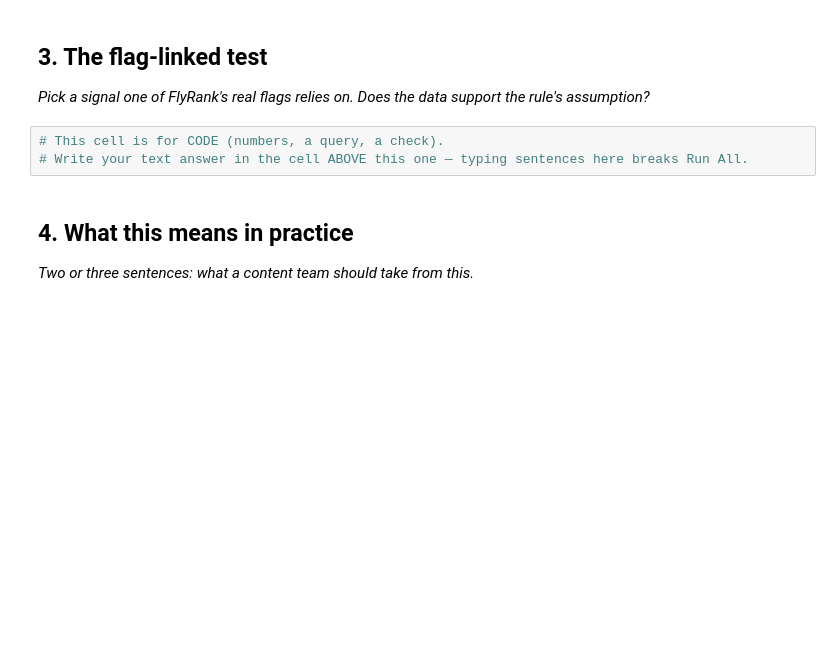
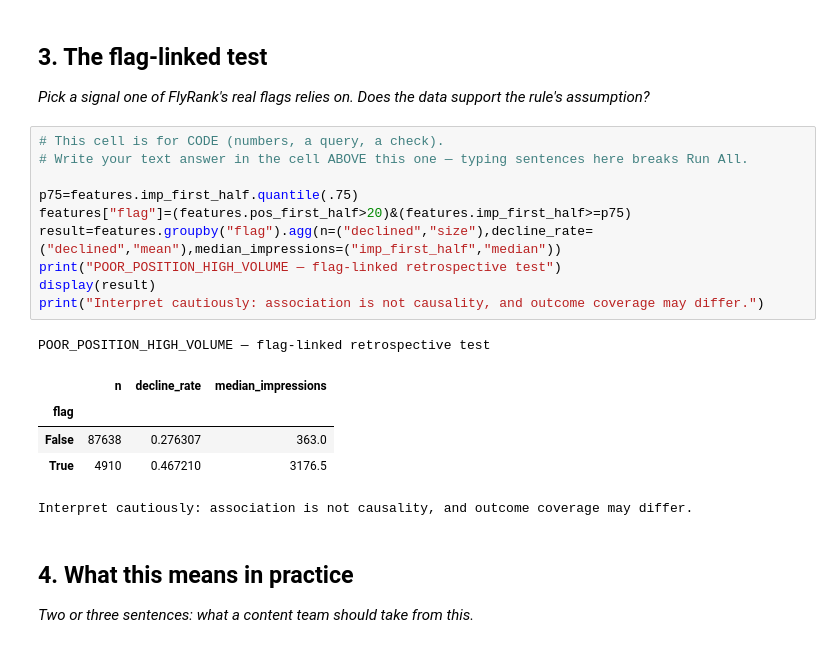
Before and after one commit to yasmeenmh90-beep/flyrank-ml-internship-starter, a Jupyter notebook: work/notebooks/w04_signal_audit.ipynb, the cells around one changed output. Drawn from its saved outputs; the diff is of its cells as text; blank space fills up the shorter version.

```diff
--- a/work/notebooks/w04_signal_audit.ipynb
+++ b/work/notebooks/w04_signal_audit.ipynb
@@ -27,6 +124,20 @@ This skeleton is yours to fill. Work the sections **in order** — each one has
 # %%
 # This cell is for CODE (numbers, a query, a check).
 # Write your text answer in the cell ABOVE this one — typing sentences here breaks Run All.
+
+p75=features.imp_first_half.quantile(.75)
+features["flag"]=(features.pos_first_half>20)&(features.imp_first_half>=p75)
+result=features.groupby("flag").agg(n=("declined","size"),decline_rate=("declined","mean"),median_impressions=("imp_first_half","median"))
+print("POOR_POSITION_HIGH_VOLUME — flag-linked retrospective test")
+display(result)
+print("Interpret cautiously: association is not causality, and outcome coverage may differ.")
+# %% [output]
+POOR_POSITION_HIGH_VOLUME — flag-linked retrospective test
+|  | n | decline_rate | median_impressions |
+| flag |  |  |  |
+| False | 87638 | 0.276307 | 363.0 |
+| True | 4910 | 0.467210 | 3176.5 |
+Interpret cautiously: association is not causality, and outcome coverage may differ.
 # %% [markdown]
 ## 4. What this means in practice
 
```
Also changed, not shown: parts of 6 cells of this notebook.
